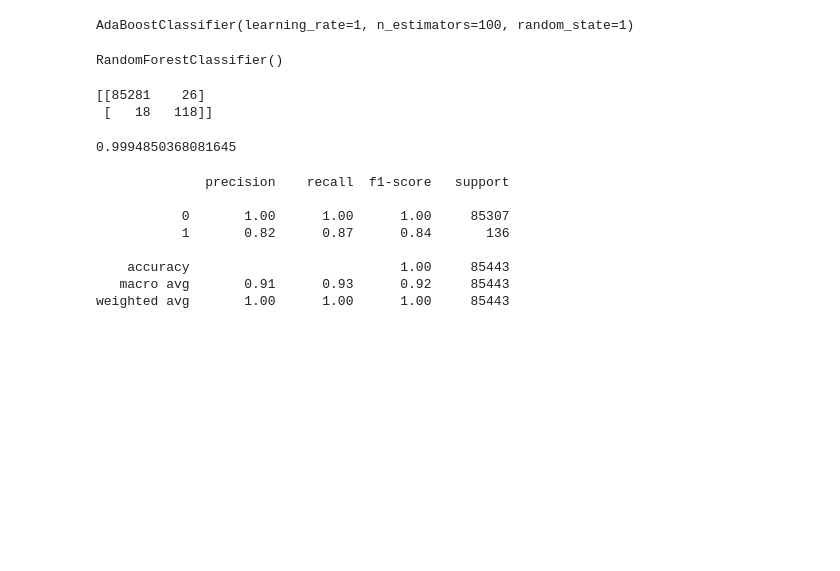
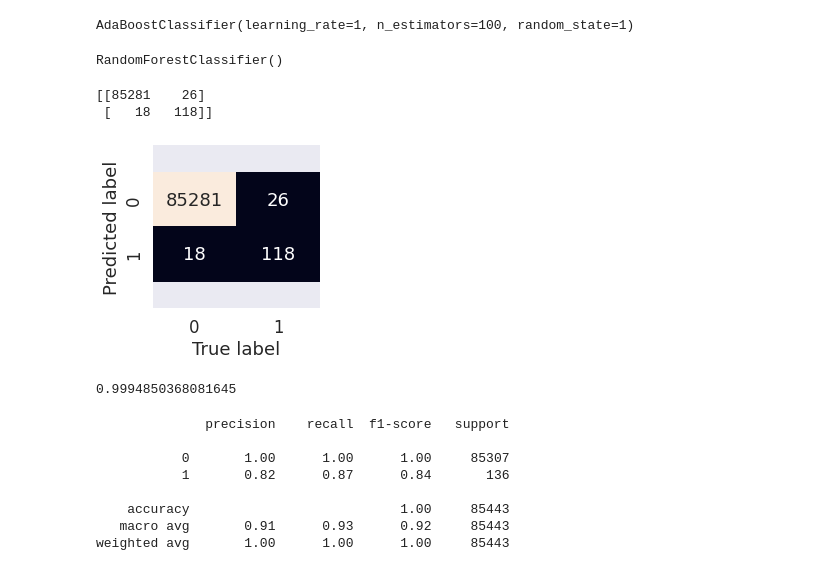
Before and after one commit to jakeisthegoat/Credit-Card-Fraud-Detection, a Jupyter notebook: Model/SMOTEAdaBoost.ipynb, the cells around one changed output. Saved outputs shown, nothing was run; the diff lists cells and outputs as text; code cells hidden in the pictures; blank space fills up the shorter version.

```diff
--- a/Model/SMOTEAdaBoost.ipynb
+++ b/Model/SMOTEAdaBoost.ipynb
@@ -287,10 +287,12 @@ classifier.fit(X_train_ns,y_train_ns)
 RandomForestClassifier()
 # %%
 y_pred=classifier.predict(X_test)
-print(confusion_matrix(y_test,y_pred))
+#print(confusion_matrix(y_test,y_pred))
+plot_conf_mat(y_test, y_pred)
 # %% [output]
 [[85281    26]
  [   18   118]]
+[figure, added]
 # %%
 print(accuracy_score(y_test,y_pred))
 # %% [output]
```
Also changed, not shown: parts of 1 cell of this notebook.
